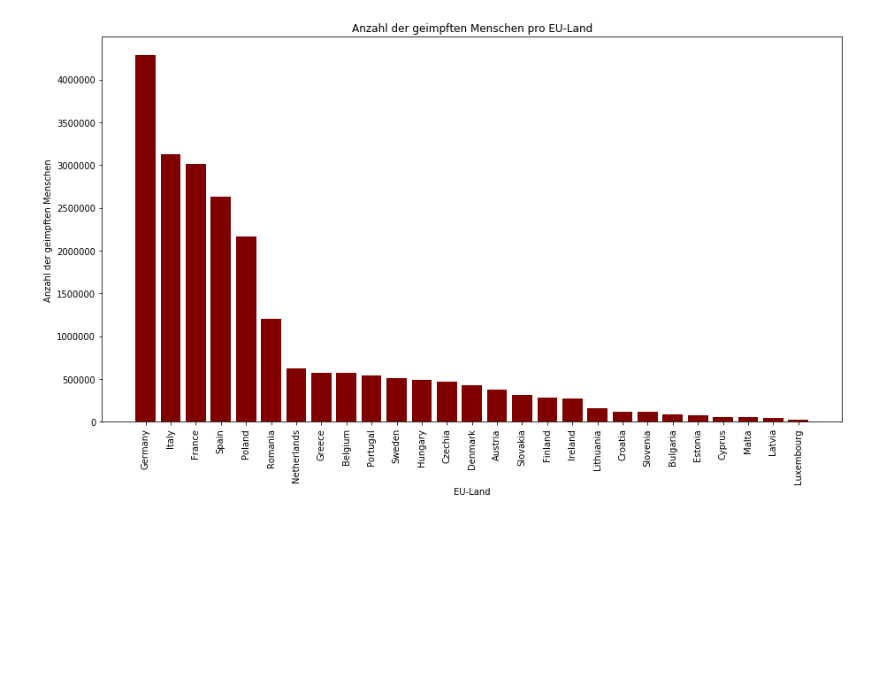
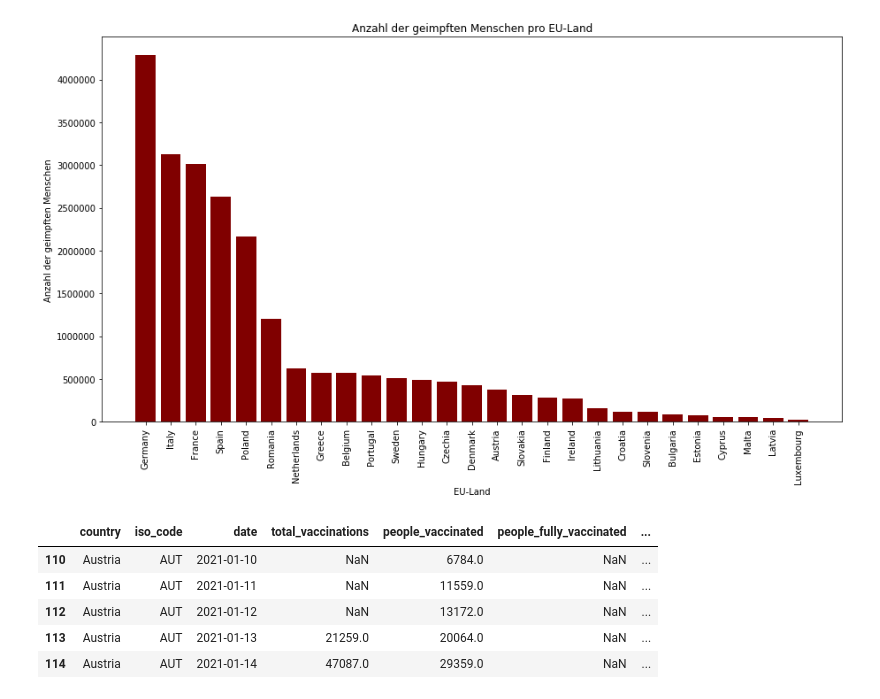
Before and after one commit to KhaledBenAbderrahim/SomeProject, a Jupyter notebook: EU_COV19_Vaccination_Projekt/EU-Impfentwicklung.ipynb, the cells around one changed output. Cells and saved outputs as stored; diff of their text form; code cells hidden in the pictures; blank space fills up the shorter version.

```diff
--- a/EU_COV19_Vaccination_Projekt/EU-Impfentwicklung.ipynb
+++ b/EU_COV19_Vaccination_Projekt/EU-Impfentwicklung.ipynb
@@ -387,0 +377,9 @@ plt.show()
+# %%
+vacc_eu_Countries.head()
+# %% [output]
+|  | country | iso_code | date | total_vaccinations | people_vaccinated | people_fully_vaccinated | ... |
+| 110 | Austria | AUT | 2021-01-10 | NaN | 6784.0 | NaN | ... |
+| 111 | Austria | AUT | 2021-01-11 | NaN | 11559.0 | NaN | ... |
+| 112 | Austria | AUT | 2021-01-12 | NaN | 13172.0 | NaN | ... |
+| 113 | Austria | AUT | 2021-01-13 | 21259.0 | 20064.0 | NaN | ... |
+| 114 | Austria | AUT | 2021-01-14 | 47087.0 | 29359.0 | NaN | ... |
```
Also changed, not shown: parts of 6 cells of this notebook.
